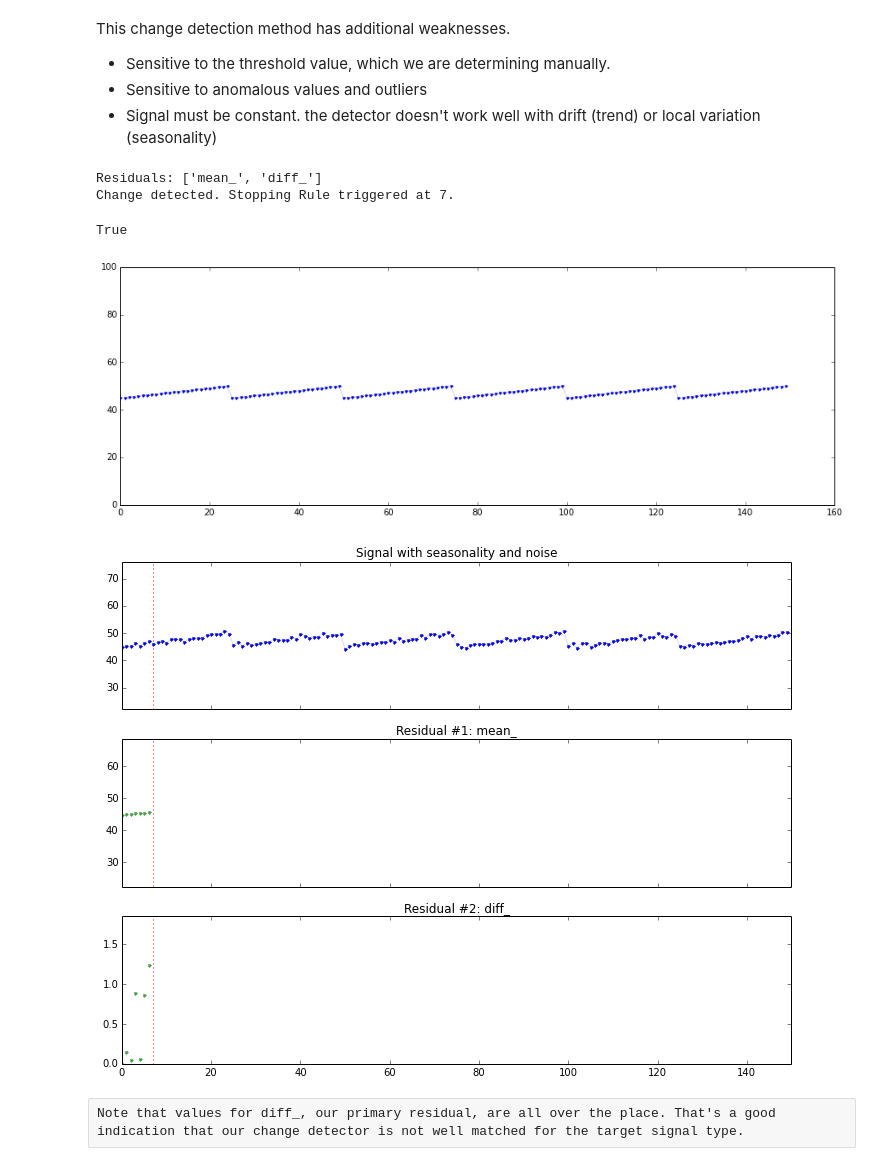
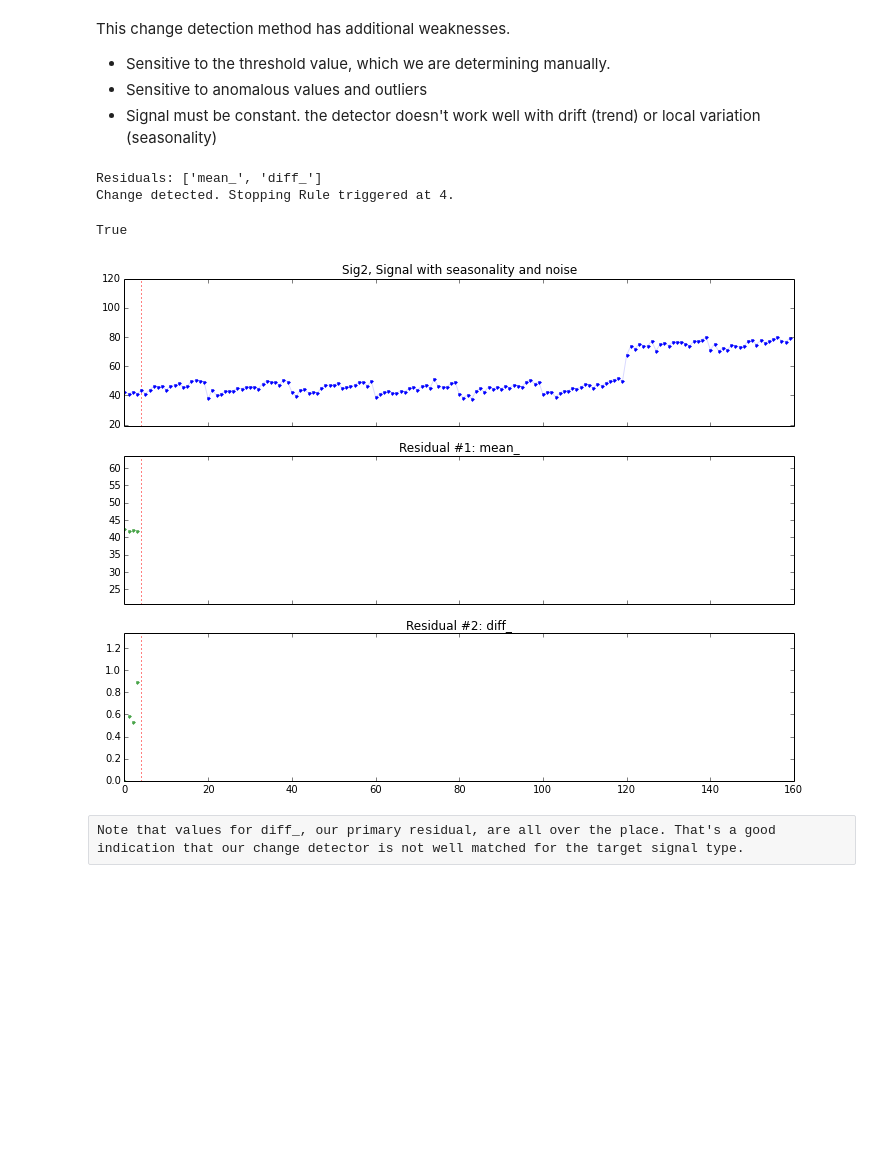
Before and after one commit to amanahuja/change-detection-tutorial, a Jupyter notebook: ipynb/section_01_Trivial.ipynb, the cells around one changed output. Cells and saved outputs as stored; diff of their text form; code cells hidden in the pictures; blank space fills up the shorter version.

Commit message:
updated signals and cosmetics

```diff
--- a/ipynb/section_01_Trivial.ipynb
+++ b/ipynb/section_01_Trivial.ipynb
@@ -211,31 +211,30 @@ This change detection method has additional weaknesses.
  * Sensitive to anomalous values and outliers
  * Signal must be constant. the detector doesn't work well with drift (trend) or local variation (seasonality)
 # %%
+jump_size = 30
 
-#sig2 = np.ones(150)
-sig2 = np.linspace(45, 50, num=25)
-sig2 = np.concatenate([sig2 for x in xrange(6)])
+sig2 = np.linspace(40, 40+(jump_size/3), num=20)
+sig2 = np.concatenate([sig2 for x in xrange(8)])
+
+# TODO need a change to detect
+sig2[120:] = sig2[120:] + jump_size
 
 noise = np.random.normal(
-    size=sig1.shape,
+    size=sig2.shape,
     scale=jump_size * 0.05)
 
-plt.figure(figsize=(15, 5))
-plt.plot(sig2, 'b.')
-plt.plot(sig2, '-', alpha=0.2)
-plt.ylim(0,100)
-
+# Add noise
+sig2 = sig2 + noise
 
 StaticMean_Detector(threshold=0.02).run(
-     sig2 + noise,
-     signal_name='Signal with seasonality and noise'
+     sig2,
+     signal_name='Sig2, Signal with seasonality and noise'
      )
 # %% [output]
 Residuals: ['mean_', 'diff_']
-Change detected. Stopping Rule triggered at 7.
+Change detected. Stopping Rule triggered at 4.
 True
-[figure, old version]
+[figure, new version]
-[figure, removed]
 # %% [raw]
 Note that values for diff_, our primary residual, are all over the place. That's a good indication that our change detector is not well matched for the target signal type.
 # %% [markdown]
```
